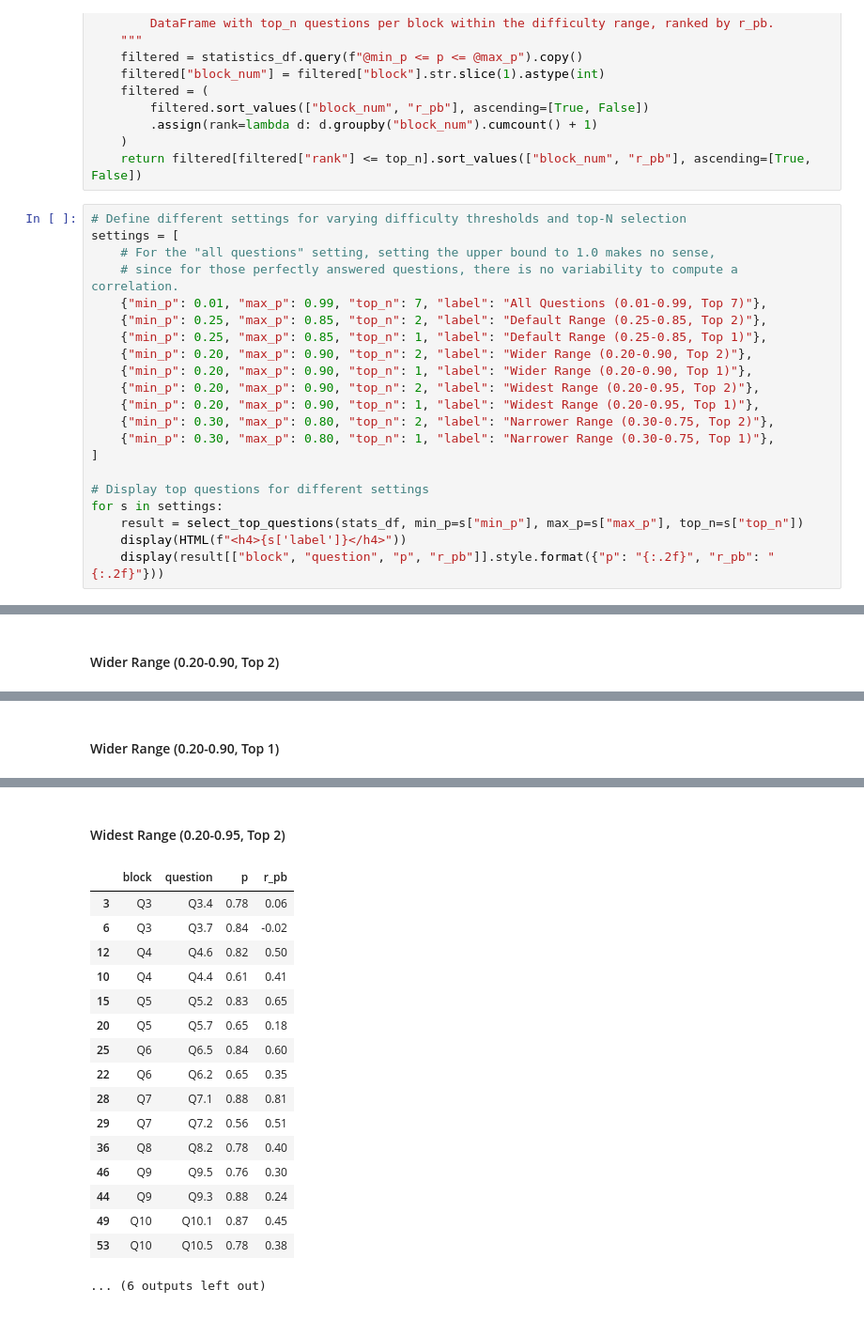
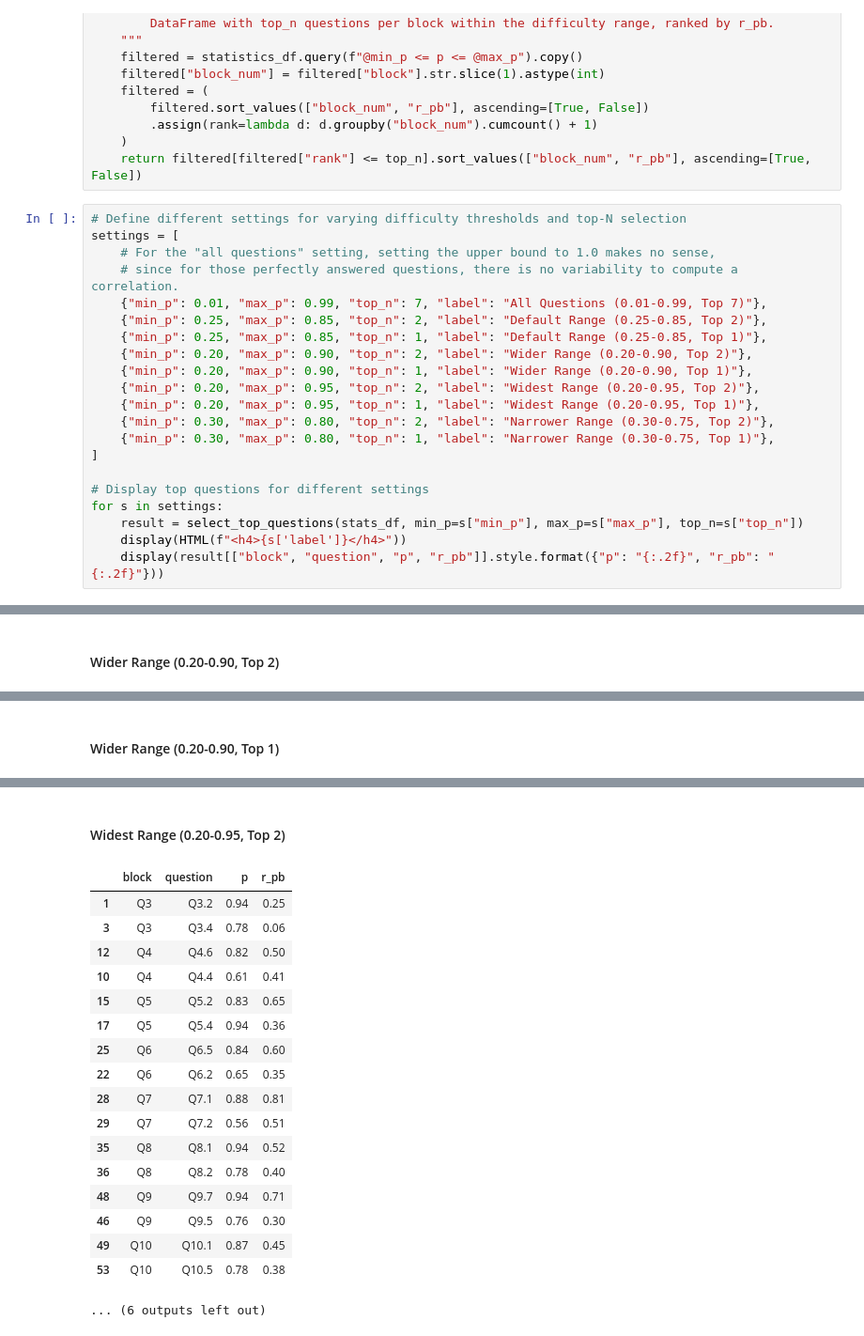
Before and after one commit to alemoraru/exceed-python-skill-assessment, a Jupyter notebook: notebooks/02_detailed_analysis.ipynb, the cells around one changed output, grey strips where cells are left out. Shown: that part at 94% size. Cells and saved outputs as stored; diff of their text form.

```diff
--- a/notebooks/02_detailed_analysis.ipynb
+++ b/notebooks/02_detailed_analysis.ipynb
@@ -498,8 +498,8 @@ settings = [
     {"min_p": 0.25, "max_p": 0.85, "top_n": 1, "label": "Default Range (0.25-0.85, Top 1)"},
     {"min_p": 0.20, "max_p": 0.90, "top_n": 2, "label": "Wider Range (0.20-0.90, Top 2)"},
     {"min_p": 0.20, "max_p": 0.90, "top_n": 1, "label": "Wider Range (0.20-0.90, Top 1)"},
-    {"min_p": 0.20, "max_p": 0.90, "top_n": 2, "label": "Widest Range (0.20-0.95, Top 2)"},
-    {"min_p": 0.20, "max_p": 0.90, "top_n": 1, "label": "Widest Range (0.20-0.95, Top 1)"},
+    {"min_p": 0.20, "max_p": 0.95, "top_n": 2, "label": "Widest Range (0.20-0.95, Top 2)"},
+    {"min_p": 0.20, "max_p": 0.95, "top_n": 1, "label": "Widest Range (0.20-0.95, Top 1)"},
     {"min_p": 0.30, "max_p": 0.80, "top_n": 2, "label": "Narrower Range (0.30-0.75, Top 2)"},
     {"min_p": 0.30, "max_p": 0.80, "top_n": 1, "label": "Narrower Range (0.30-0.75, Top 1)"},
 ]
@@ -557,46 +557,47 @@ Default Range (0.25-0.85, Top 1)
 | 53 | Q10 | Q10.5 | 0.78 | 0.38 |
 Wider Range (0.20-0.90, Top 2)
 |  | block | question | p | r_pb |
 | 3 | Q3 | Q3.4 | 0.78 | 0.06 |
 | 6 | Q3 | Q3.7 | 0.84 | -0.02 |
 | 12 | Q4 | Q4.6 | 0.82 | 0.50 |
 | 10 | Q4 | Q4.4 | 0.61 | 0.41 |
 | 15 | Q5 | Q5.2 | 0.83 | 0.65 |
 | 20 | Q5 | Q5.7 | 0.65 | 0.18 |
 | 25 | Q6 | Q6.5 | 0.84 | 0.60 |
 | 22 | Q6 | Q6.2 | 0.65 | 0.35 |
 | 28 | Q7 | Q7.1 | 0.88 | 0.81 |
 | 29 | Q7 | Q7.2 | 0.56 | 0.51 |
 | 36 | Q8 | Q8.2 | 0.78 | 0.40 |
 | 46 | Q9 | Q9.5 | 0.76 | 0.30 |
 | 44 | Q9 | Q9.3 | 0.88 | 0.24 |
 | 49 | Q10 | Q10.1 | 0.87 | 0.45 |
 | 53 | Q10 | Q10.5 | 0.78 | 0.38 |
 Wider Range (0.20-0.90, Top 1)
 |  | block | question | p | r_pb |
 | 3 | Q3 | Q3.4 | 0.78 | 0.06 |
 | 12 | Q4 | Q4.6 | 0.82 | 0.50 |
 | 15 | Q5 | Q5.2 | 0.83 | 0.65 |
 | 25 | Q6 | Q6.5 | 0.84 | 0.60 |
 | 28 | Q7 | Q7.1 | 0.88 | 0.81 |
 | 36 | Q8 | Q8.2 | 0.78 | 0.40 |
 | 46 | Q9 | Q9.5 | 0.76 | 0.30 |
 | 49 | Q10 | Q10.1 | 0.87 | 0.45 |
 Widest Range (0.20-0.95, Top 2)
 |  | block | question | p | r_pb |
+| 1 | Q3 | Q3.2 | 0.94 | 0.25 |
 | 3 | Q3 | Q3.4 | 0.78 | 0.06 |
-| 6 | Q3 | Q3.7 | 0.84 | -0.02 |
 | 12 | Q4 | Q4.6 | 0.82 | 0.50 |
 | 10 | Q4 | Q4.4 | 0.61 | 0.41 |
 | 15 | Q5 | Q5.2 | 0.83 | 0.65 |
-| 20 | Q5 | Q5.7 | 0.65 | 0.18 |
+| 17 | Q5 | Q5.4 | 0.94 | 0.36 |
 | 25 | Q6 | Q6.5 | 0.84 | 0.60 |
 | 22 | Q6 | Q6.2 | 0.65 | 0.35 |
 | 28 | Q7 | Q7.1 | 0.88 | 0.81 |
 | 29 | Q7 | Q7.2 | 0.56 | 0.51 |
+| 35 | Q8 | Q8.1 | 0.94 | 0.52 |
 | 36 | Q8 | Q8.2 | 0.78 | 0.40 |
+| 48 | Q9 | Q9.7 | 0.94 | 0.71 |
 | 46 | Q9 | Q9.5 | 0.76 | 0.30 |
-| 44 | Q9 | Q9.3 | 0.88 | 0.24 |
 | 49 | Q10 | Q10.1 | 0.87 | 0.45 |
 | 53 | Q10 | Q10.5 | 0.78 | 0.38 |
 ... (6 outputs left out)
```
Also changed, not shown: 1 other file.
